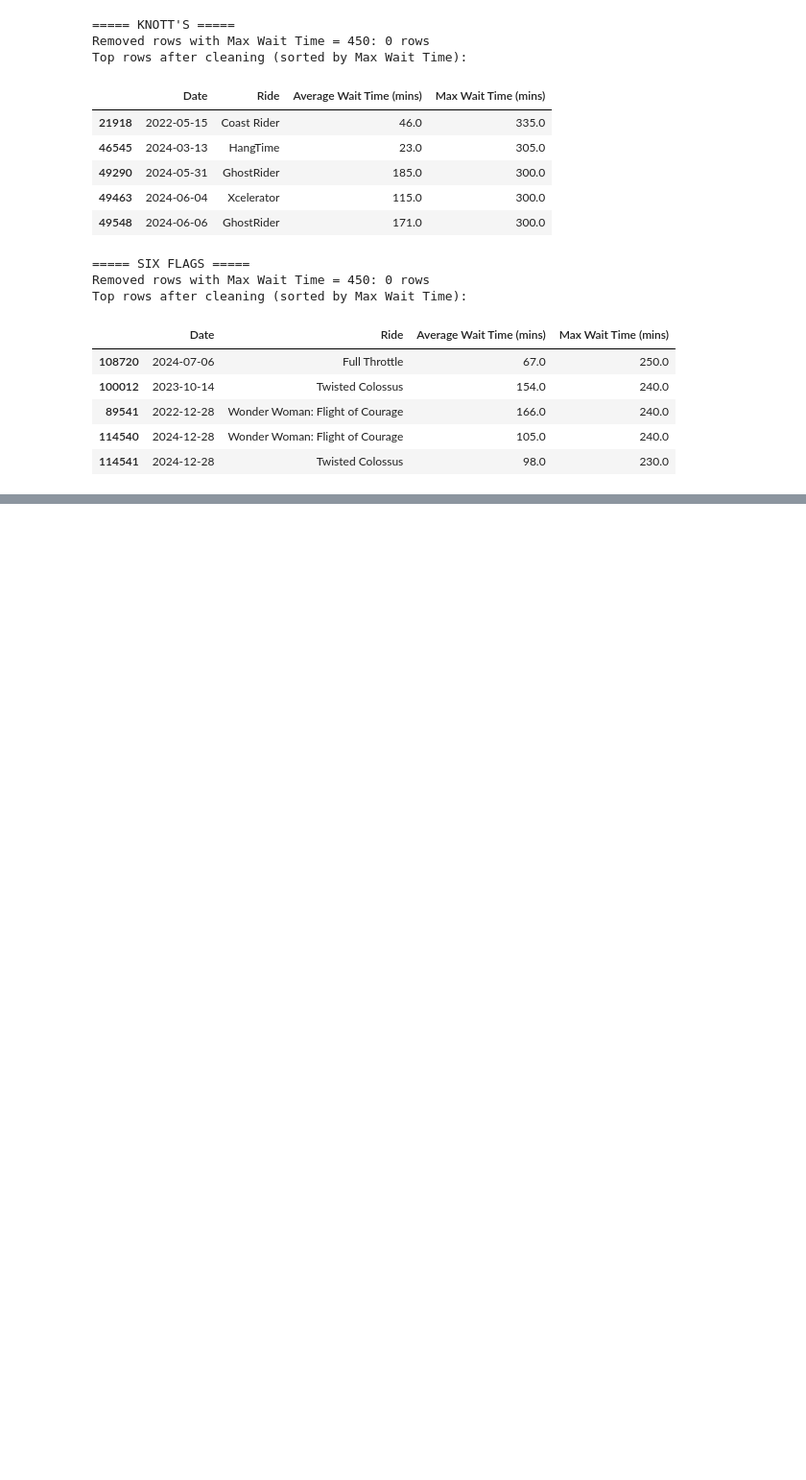
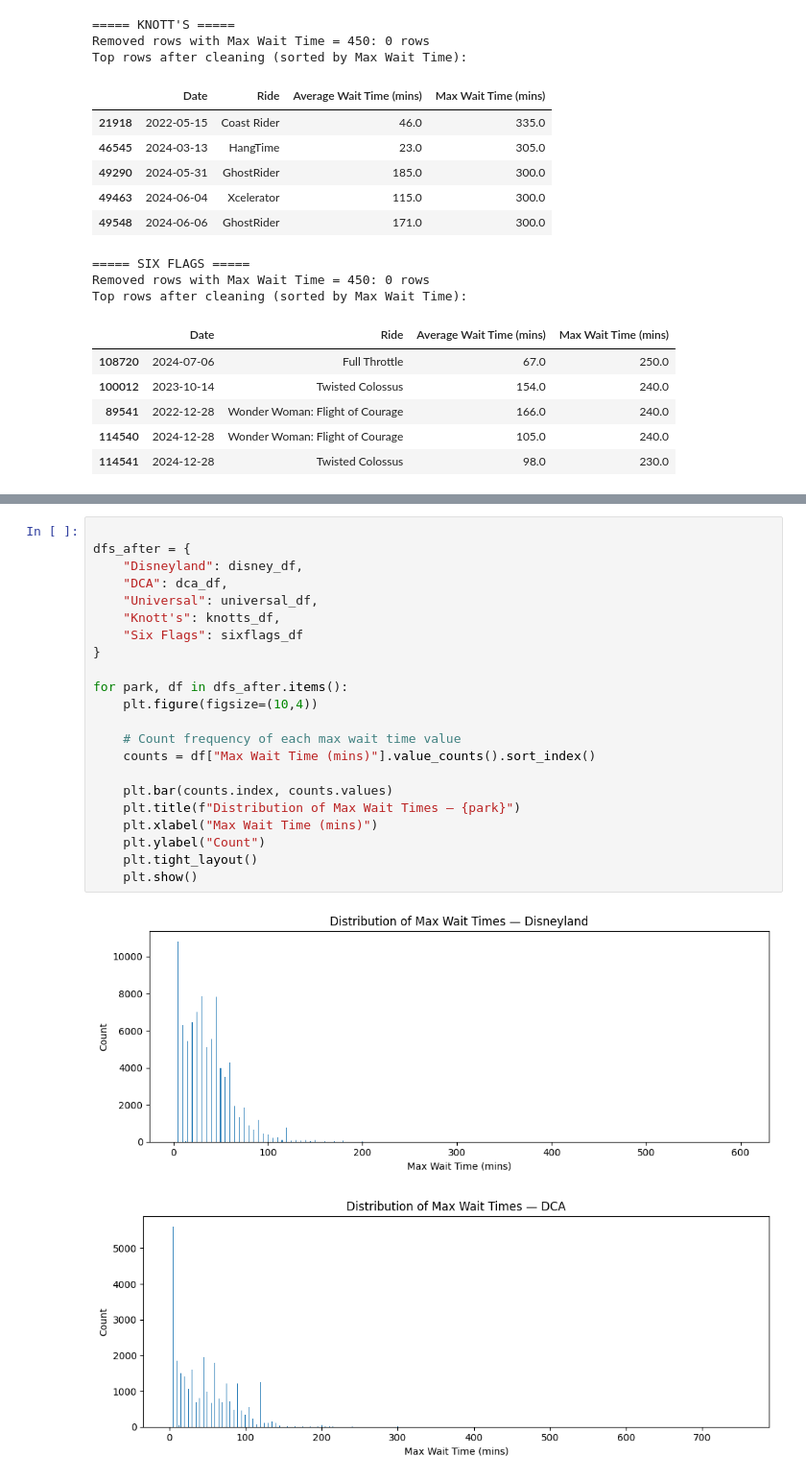
Before and after one commit to Nolancchu/DSC190-Waittime-API-database, a Jupyter notebook: analysis/historical_data_eda.ipynb, the cells around one changed output, grey strips where cells are left out. Shown: that part at 96% size. Cells and saved outputs as stored; diff of their text form; blank space fills up the shorter version.

```diff
--- a/analysis/historical_data_eda.ipynb
+++ b/analysis/historical_data_eda.ipynb
@@ -992,0 +998,25 @@ Top rows after cleaning (sorted by Max Wait Time):
+# %%
+
+dfs_after = {
+    "Disneyland": disney_df,
+    "DCA": dca_df,
+    "Universal": universal_df,
+    "Knott's": knotts_df,
+    "Six Flags": sixflags_df
+}
+
+for park, df in dfs_after.items():
+    plt.figure(figsize=(10,4))
+
+    # Count frequency of each max wait time value
+    counts = df["Max Wait Time (mins)"].value_counts().sort_index()
+
+    plt.bar(counts.index, counts.values)
+    plt.title(f"Distribution of Max Wait Times — {park}")
+    plt.xlabel("Max Wait Time (mins)")
+    plt.ylabel("Count")
+    plt.tight_layout()
+    plt.show()
+# %% [output]
+[figure, added]
+[figure, added]
```
Also changed, not shown: parts of 4 cells of this notebook.
